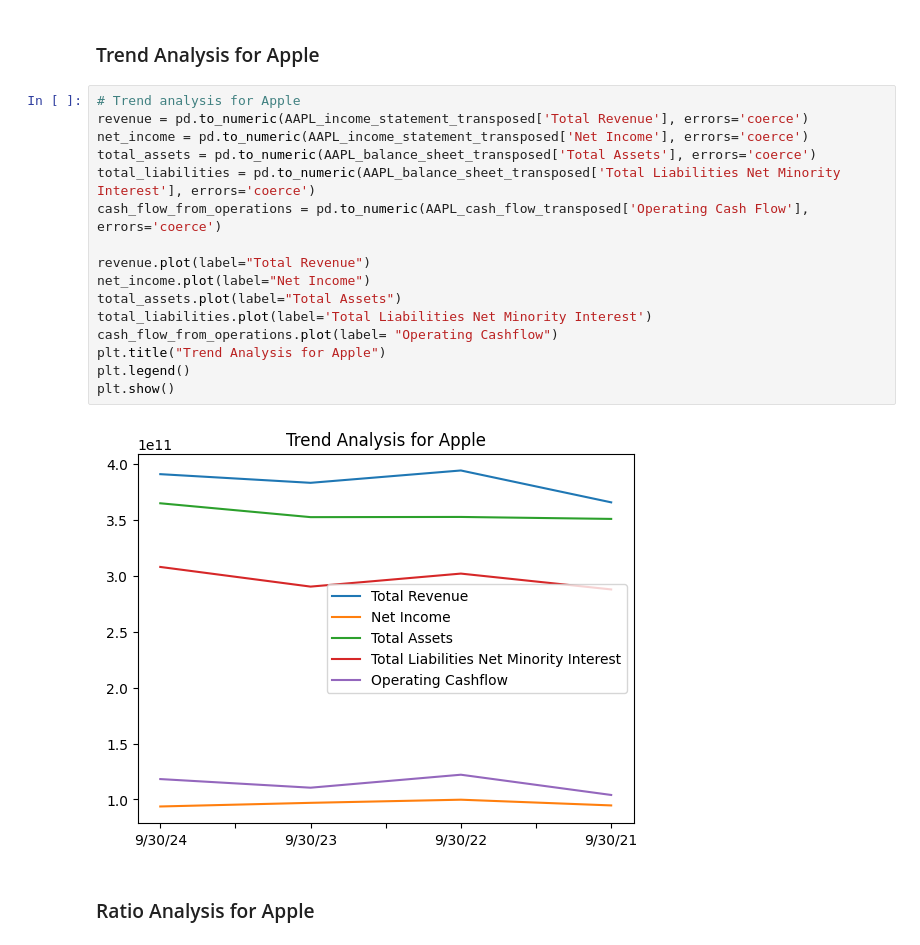
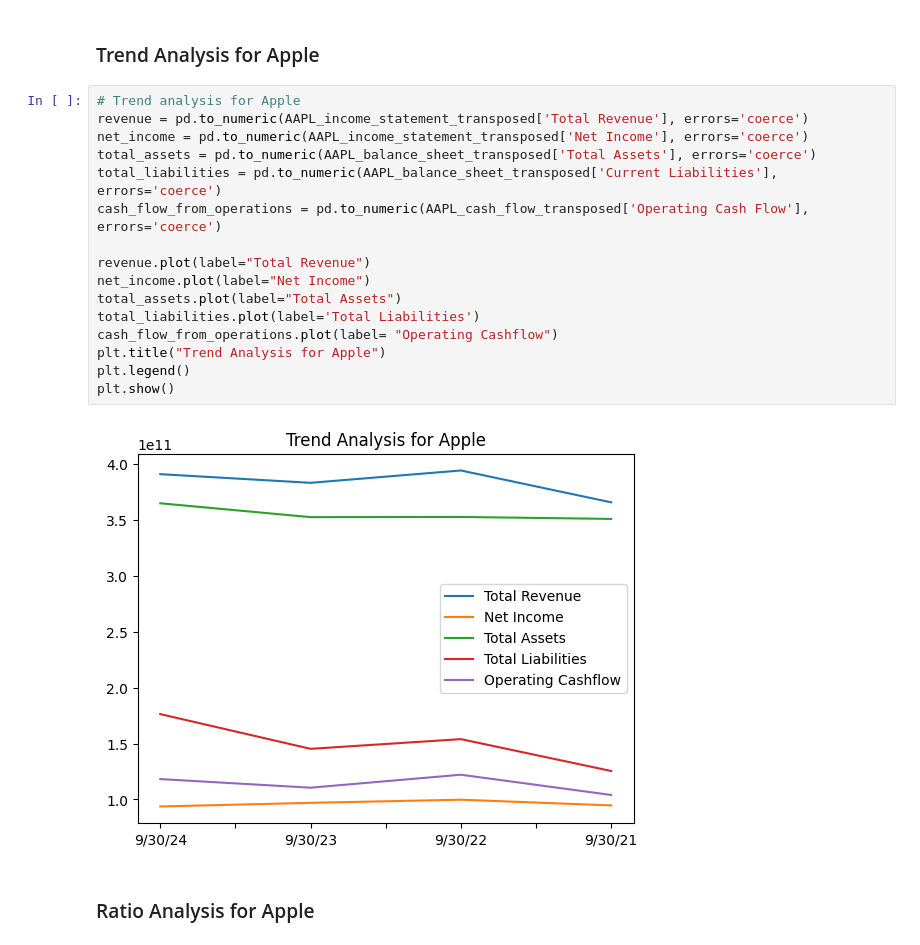
Before and after one commit to adhfmz8/stock-price-prediction, a Jupyter notebook: notebooks/01_data_exploration.ipynb, the cells around one changed output. Saved outputs shown, nothing was run; the diff lists cells and outputs as text.

```diff
--- a/notebooks/01_data_exploration.ipynb
+++ b/notebooks/01_data_exploration.ipynb
@@ -398,21 +398,21 @@ Working Capital                                   NaN
 # %%
 # Trend analysis for Apple
 revenue = pd.to_numeric(AAPL_income_statement_transposed['Total Revenue'], errors='coerce')
 net_income = pd.to_numeric(AAPL_income_statement_transposed['Net Income'], errors='coerce')
 total_assets = pd.to_numeric(AAPL_balance_sheet_transposed['Total Assets'], errors='coerce')
-total_liabilities = pd.to_numeric(AAPL_balance_sheet_transposed['Total Liabilities Net Minority Interest'], errors='coerce')
+total_liabilities = pd.to_numeric(AAPL_balance_sheet_transposed['Current Liabilities'], errors='coerce')
 cash_flow_from_operations = pd.to_numeric(AAPL_cash_flow_transposed['Operating Cash Flow'], errors='coerce')
 
 revenue.plot(label="Total Revenue")
 net_income.plot(label="Net Income")
 total_assets.plot(label="Total Assets")
-total_liabilities.plot(label='Total Liabilities Net Minority Interest')
+total_liabilities.plot(label='Total Liabilities')
 cash_flow_from_operations.plot(label= "Operating Cashflow")
 plt.title("Trend Analysis for Apple")
 plt.legend()
 plt.show()
 # %% [output]
-[figure, old version]
+[figure, new version]
 # %% [markdown]
 ### Ratio Analysis for Apple
 # %%
```
Also changed, not shown: parts of 17 cells of this notebook.
